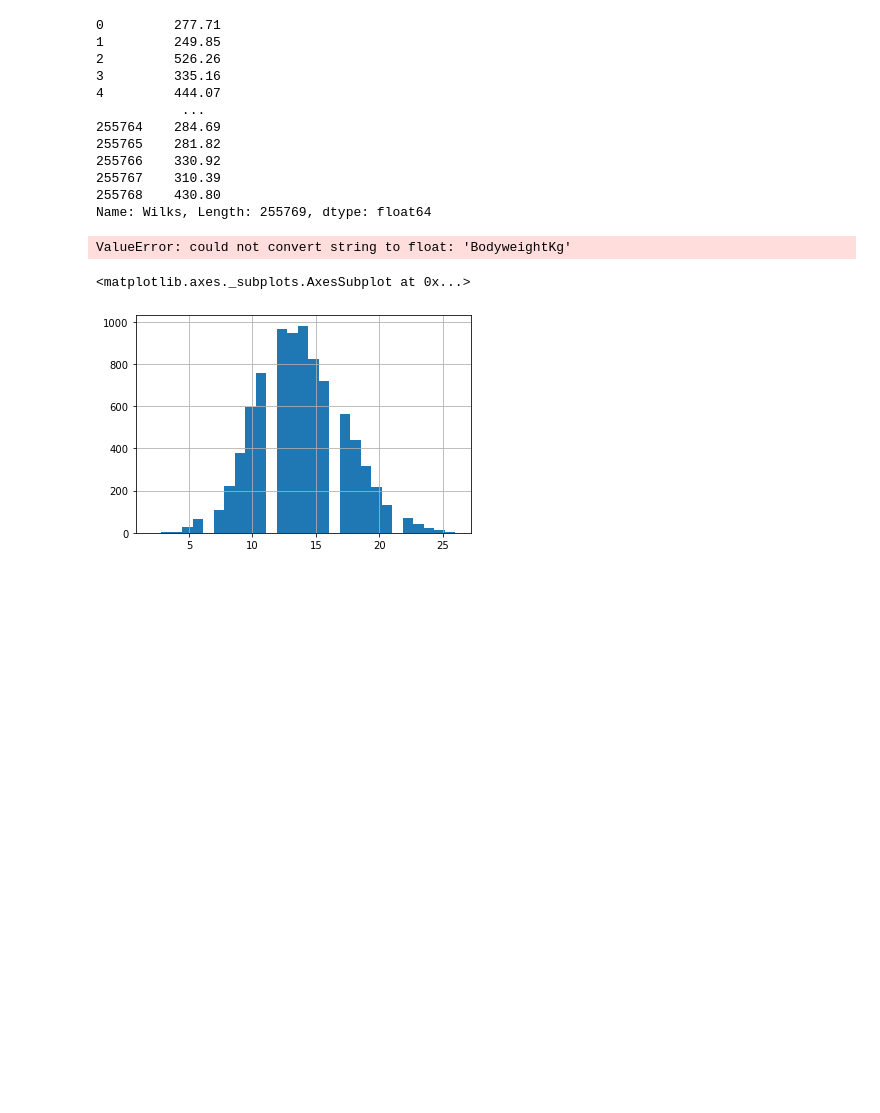
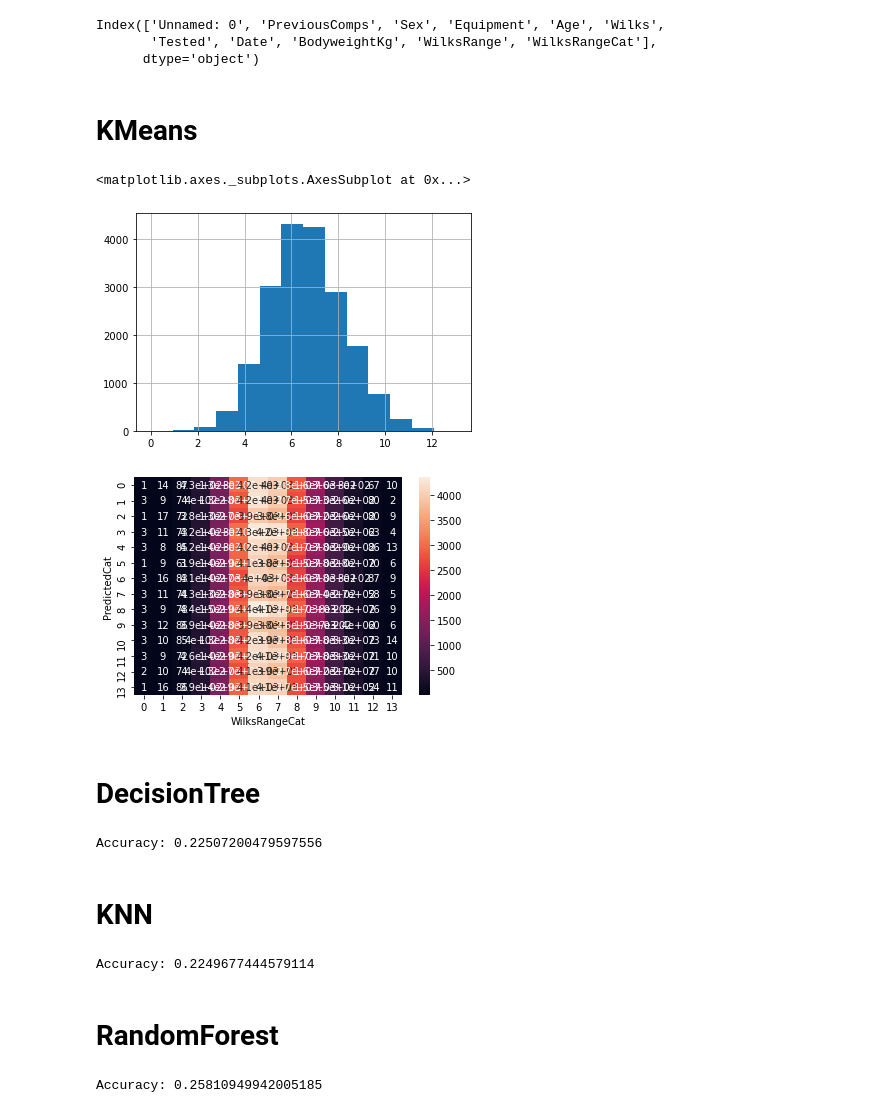
Before and after one commit to tiitvaino/Analysis_of_powerlifting_meet_results, a Jupyter notebook: model.ipynb, the cells around one changed output. Drawn from its saved outputs; the diff is of its cells as text; code cells hidden in the pictures; blank space fills up the shorter version.

Commit message:
Messing with models

```diff
--- a/model.ipynb
+++ b/model.ipynb
@@ -12,32 +14,29 @@ from sklearn import tree
 # %%
 df = pd.read_csv("Data/train_data.csv")
-df.Wilks
+df.columns
 # %% [output]
-0         277.71
-1         249.85
-2         526.26
-3         335.16
-4         444.07
-           ...
-255764    284.69
-255765    281.82
-255766    330.92
-255767    310.39
-255768    430.80
-Name: Wilks, Length: 255769, dtype: float64
+Index(['Unnamed: 0', 'PreviousComps', 'Sex', 'Equipment', 'Age', 'Wilks',
+       'Tested', 'Date', 'BodyweightKg', 'WilksRange', 'WilksRangeCat'],
+      dtype='object')
+# %% [markdown]
+# KMeans
 # %%
-#cluster_assignments = KMeans(n_clusters=29,random_state=1).fit_predict(df[df.columns.difference(['WilksRangeCat', 'Wilks', 'WilksRange', 'Age', 'Date'])])
-
-clf = tree.DecisionTreeClassifier()
-clf = clf.fit(df.columns.difference(['WilksRangeCat', 'Wilks', 'WilksRange', 'Age', 'Date']), df.WilksRangeCat)
+cluster_assignments = KMeans(n_clusters=14,random_state=1).fit_predict(df[df.columns.difference(['WilksRangeCat', 'Wilks', 'WilksRange', 'Date'])])
-# %% [output]
-ValueError: could not convert string to float: 'BodyweightKg'
 # %%
 
-#df['PredictedCat'] = cluster_assignments
+df['PredictedCat'] = cluster_assignments
 # %%
-#x=28
-#pd.to_numeric(df[df['PredictedCat']==x].WilksRangeCat).hist(bins=29)
+x=3
+pd.to_numeric(df[df['PredictedCat']==x].WilksRangeCat).hist(bins=14)
 # %% [output]
 <matplotlib.axes._subplots.AxesSubplot at 0x...>
-[figure, old version]
+[figure, new version]
+# %%
+import seaborn as sns
+tab = pd.crosstab(df['PredictedCat'],df['WilksRangeCat'])
+sns.heatmap(tab,annot=True,annot_kws={"size": 10})
+plt.show()
+# %% [output]
+[figure, added]
+# %% [markdown]
+# DecisionTree
@@ -43,0 +52,17 @@ ValueError: could not convert string to float: 'BodyweightKg'
+# %%
+y_pred = clf.predict(X_test)
+# Model Accuracy, how often is the classifier correct?
+print("Accuracy:",metrics.accuracy_score(y_test, y_pred))
+# %% [output]
+Accuracy: 0.22507200479597556
+# %% [markdown]
+# KNN
+# %%
+classifier= KNeighborsClassifier(n_neighbors=2000, p=1 )
+classifier.fit(X_train, y_train)
+y_pred= classifier.predict(X_test)
+print("Accuracy:",metrics.accuracy_score(y_test, y_pred))
+# %% [output]
+Accuracy: 0.2249677444579114
+# %% [markdown]
+# RandomForest
@@ -43,0 +71,7 @@ ValueError: could not convert string to float: 'BodyweightKg'
+# %%
+classifier = RandomForestClassifier(n_estimators = 200)
+classifier.fit(X_train, y_train)
+y_pred = classifier.predict(X_test)
+print("Accuracy:",metrics.accuracy_score(y_test, y_pred))
+# %% [output]
+Accuracy: 0.25810949942005185
```
Also changed, not shown: parts of 15 cells of this notebook, 1 other file.
